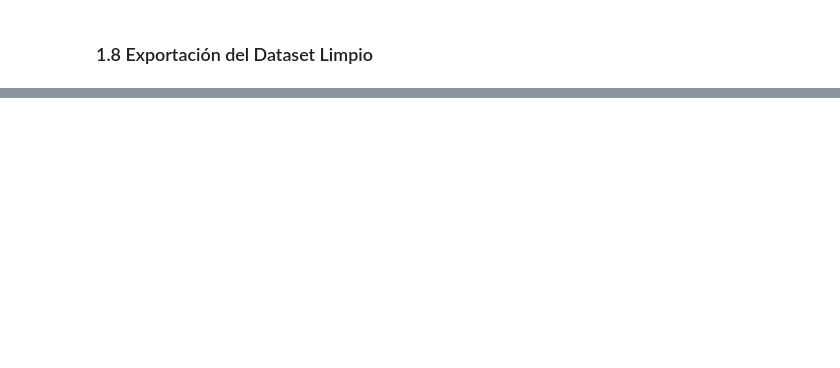
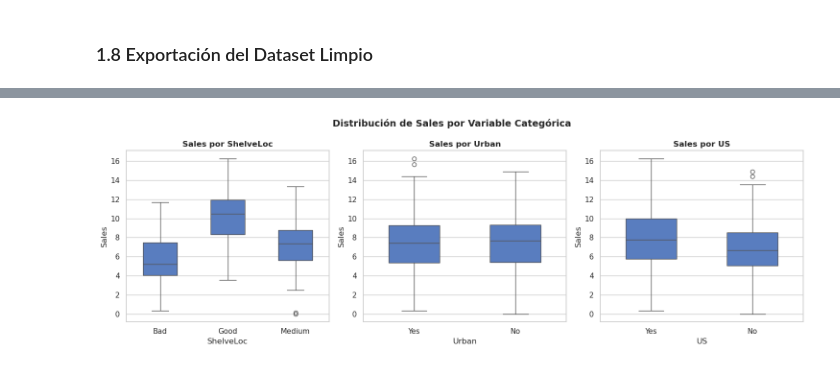
Before and after one commit to milegf/CarSeat_SCY1101_Examen, a Jupyter notebook: notebooks/CarSeats_Ev3.ipynb, the cells around one changed output, grey strips where cells are left out. Cells and saved outputs as stored; diff of their text form; code cells hidden in the pictures; blank space fills up the shorter version.

```diff
--- a/notebooks/CarSeats_Ev3.ipynb
+++ b/notebooks/CarSeats_Ev3.ipynb
@@ -266,0 +304,5 @@ Ruta: ../data/processed/dataset_etl.csv
+# %%
+# Distribución de variables categóricas
+for columna in ["ShelveLoc", "Urban", "US"]:
+    print(df[columna].value_counts())
+    print()
@@ -266,0 +365,18 @@ Ruta: ../data/processed/dataset_etl.csv
+# %%
+filas_iqr = []
+for columna in columnas_plot:
+    q1, q3 = df[columna].quantile(0.25), df[columna].quantile(0.75)
+    iqr = q3 - q1
+    limite_inferior, limite_superior = q1 - 1.5 * iqr, q3 + 1.5 * iqr
+    n_outliers = ((df[columna] < limite_inferior) | (df[columna] > limite_superior)).sum()
+    filas_iqr.append(
+        {
+            "Columna": columna,
+            "Límite Inferior": round(limite_inferior, 1),
+            "Límite Superior": round(limite_superior, 1),
+            "N° Outliers": n_outliers,
+        }
+    )
+
+tabla_outliers = pd.DataFrame(filas_iqr).set_index("Columna")
+display(tabla_outliers)
@@ -266,0 +432,14 @@ Ruta: ../data/processed/dataset_etl.csv
+# %%
+columnas_categoricas = ["ShelveLoc", "Urban", "US"]
+
+fig, ejes = plt.subplots(1, 3, figsize=(15, 5))
+
+for i, columna in enumerate(columnas_categoricas):
+    sns.boxplot(data=df, x=columna, y="Sales", ax=ejes[i], width=0.5)
+    ejes[i].set_title(f"Sales por {columna}", fontsize=12, fontweight="bold")
+
+plt.suptitle("Distribución de Sales por Variable Categórica", fontsize=14, fontweight="bold")
+plt.tight_layout()
+plt.show()
+# %% [output]
+[figure, added]
```
Also changed, not shown: parts of 31 cells of this notebook, 3 other files.
